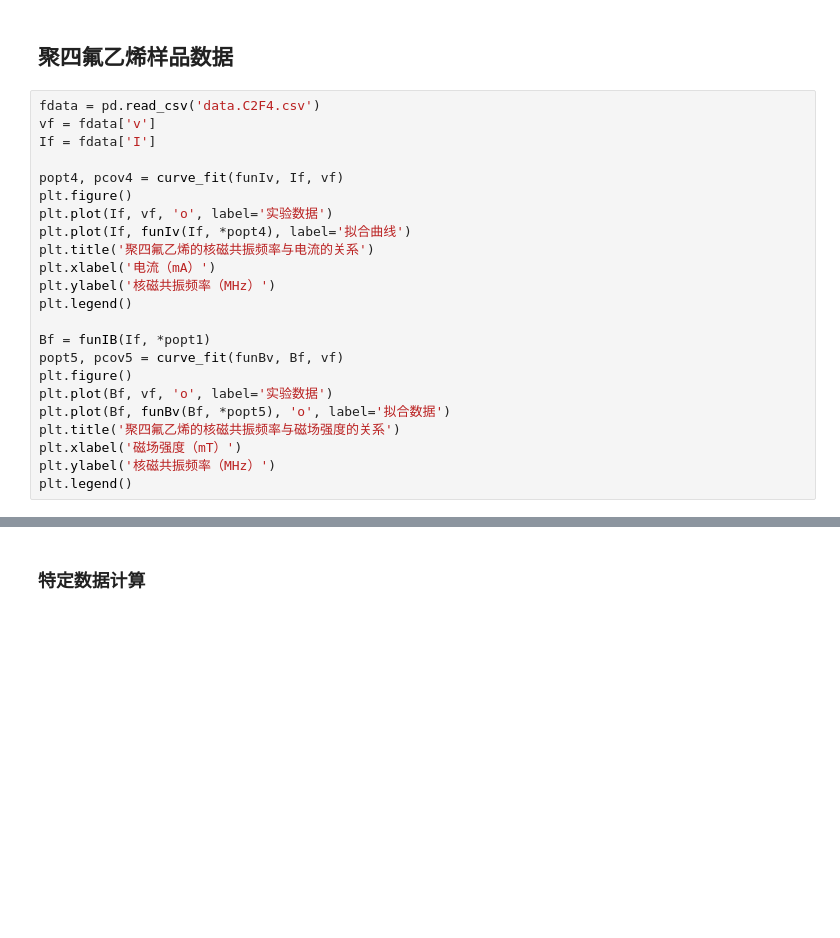
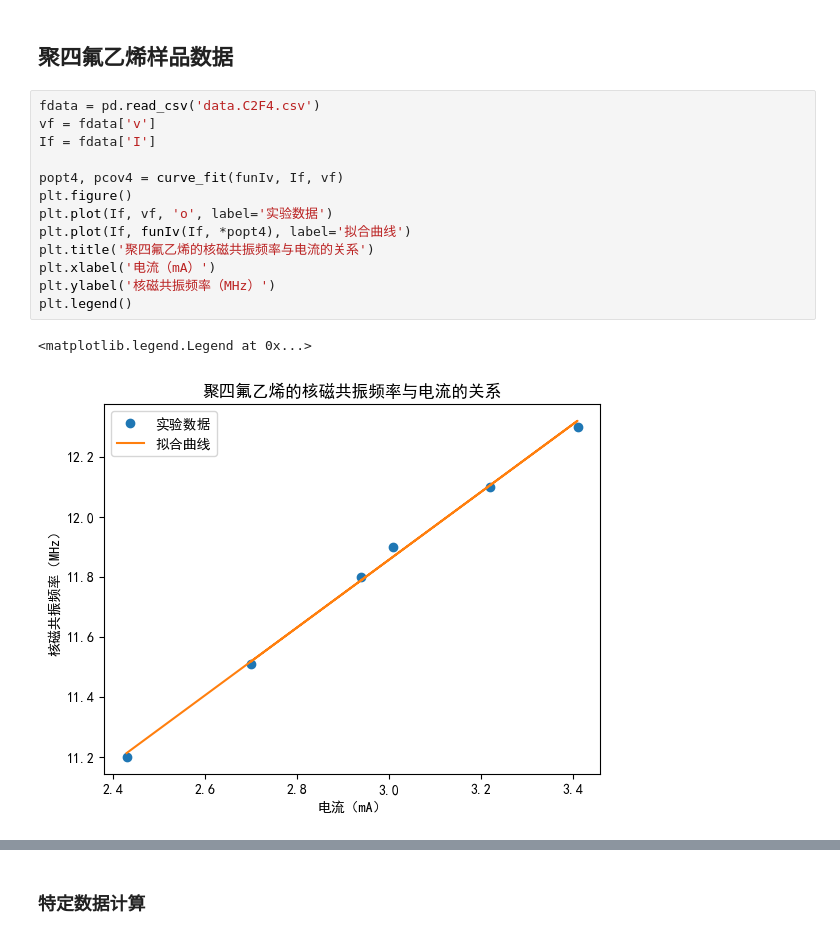
Before and after one commit to GeorgeDong32/My-Physics-Experiments, a Jupyter notebook: 实验13/Experience13.ipynb, the cells around one changed output, grey strips where cells are left out. Saved outputs shown, nothing was run; the diff lists cells and outputs as text; blank space fills up the shorter version.

```diff
--- a/实验13/Experience13.ipynb
+++ b/实验13/Experience13.ipynb
@@ -73,23 +85,16 @@ print('特殊值计算出的g_H的误差: {:.4%}'.format(delta1))
 # %%
 fdata = pd.read_csv('data.C2F4.csv')
 vf = fdata['v']
 If = fdata['I']
 
 popt4, pcov4 = curve_fit(funIv, If, vf)
 plt.figure()
 plt.plot(If, vf, 'o', label='实验数据')
 plt.plot(If, funIv(If, *popt4), label='拟合曲线')
 plt.title('聚四氟乙烯的核磁共振频率与电流的关系')
 plt.xlabel('电流（mA）')
 plt.ylabel('核磁共振频率（MHz）')
 plt.legend()
-
-Bf = funIB(If, *popt1)
-popt5, pcov5 = curve_fit(funBv, Bf, vf)
-plt.figure()
-plt.plot(Bf, vf, 'o', label='实验数据')
-plt.plot(Bf, funBv(Bf, *popt5), 'o', label='拟合数据')
-plt.title('聚四氟乙烯的核磁共振频率与磁场强度的关系')
-plt.xlabel('磁场强度（mT）')
-plt.ylabel('核磁共振频率（MHz）')
-plt.legend()
+# %% [output]
+<matplotlib.legend.Legend at 0x...>
+[figure, added]
```
Also changed, not shown: parts of 6 cells of this notebook.
